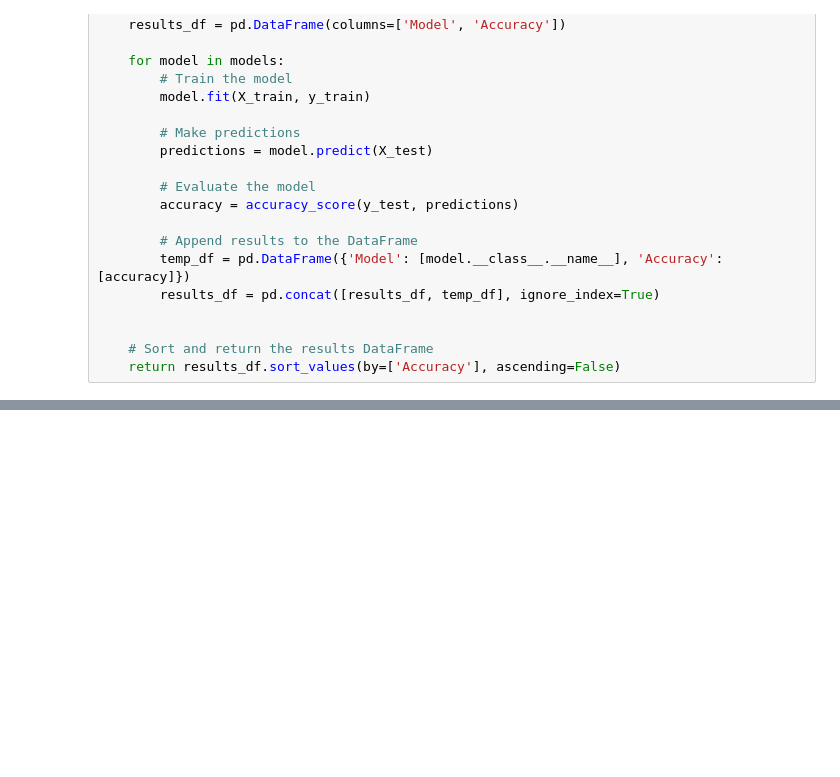
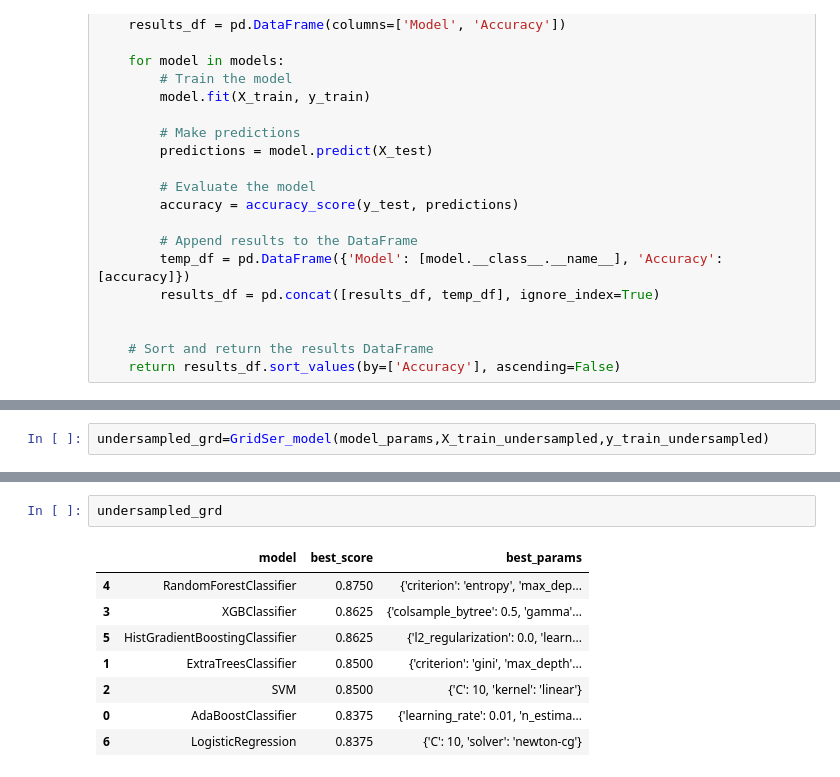
Before and after one commit to shaaleissa/colon_predictions, a Jupyter notebook: Training_Models/all_models.ipynb, the cells around one changed output, grey strips where cells are left out. Cells and saved outputs as stored; diff of their text form; blank space fills up the shorter version.

```diff
--- a/Training_Models/all_models.ipynb
+++ b/Training_Models/all_models.ipynb
@@ -289,0 +261,2 @@ for model_name, mp in model_params.items():
+# %%
+undersampled_grd=GridSer_model(model_params,X_train_undersampled,y_train_undersampled)
@@ -289,0 +281,11 @@ for model_name, mp in model_params.items():
+# %%
+undersampled_grd
+# %% [output]
+|  | model | best_score | best_params |
+| 4 | RandomForestClassifier | 0.8750 | {'criterion': 'entropy', 'max_dep... |
+| 3 | XGBClassifier | 0.8625 | {'colsample_bytree': 0.5, 'gamma'... |
+| 5 | HistGradientBoostingClassifier | 0.8625 | {'l2_regularization': 0.0, 'learn... |
+| 1 | ExtraTreesClassifier | 0.8500 | {'criterion': 'gini', 'max_depth'... |
+| 2 | SVM | 0.8500 | {'C': 10, 'kernel': 'linear'} |
+| 0 | AdaBoostClassifier | 0.8375 | {'learning_rate': 0.01, 'n_estima... |
+| 6 | LogisticRegression | 0.8375 | {'C': 10, 'solver': 'newton-cg'} |
```
Also changed, not shown: parts of 12 cells of this notebook.
